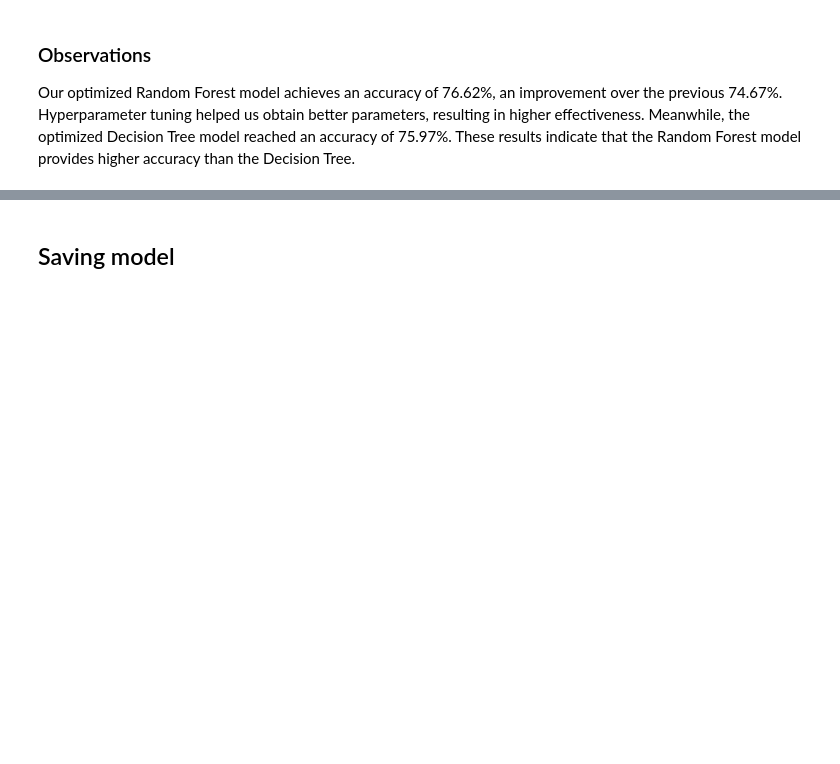
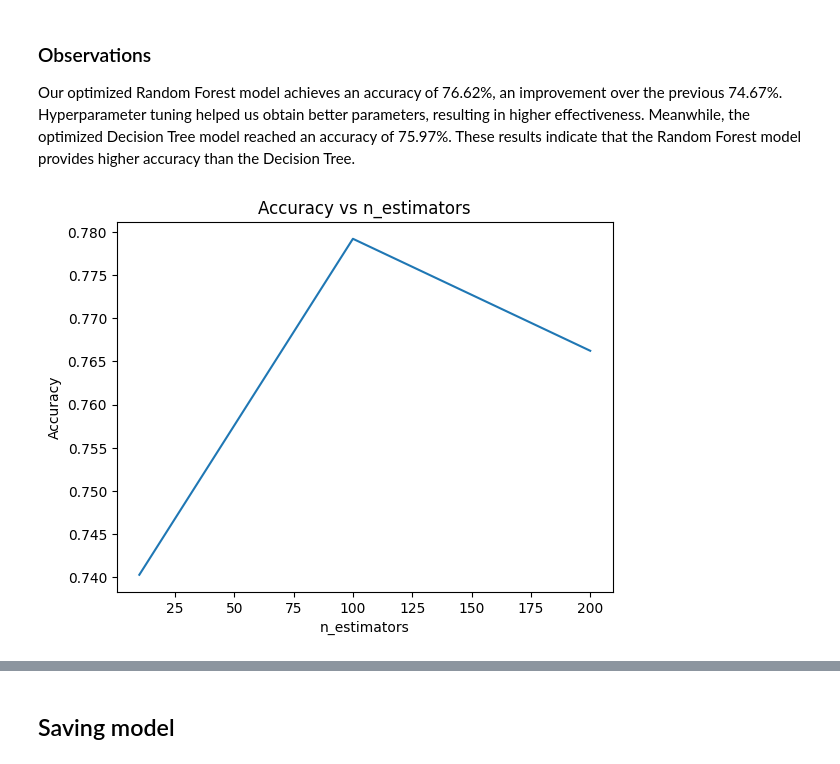
Before and after one commit to 4GeeksAcademy/josefina-aispuro-merelles-machine-learning, a Jupyter notebook: src/05-random-forest-diabetes.ipynb, the cells around one changed output, grey strips where cells are left out. Cells and saved outputs as stored; diff of their text form; code cells hidden in the pictures; blank space fills up the shorter version.

```diff
--- a/src/05-random-forest-diabetes.ipynb
+++ b/src/05-random-forest-diabetes.ipynb
@@ -135,3 +135,22 @@ test_accuracy
 # %% [markdown]
 ### Observations
 Our optimized Random Forest model achieves an accuracy of 76.62%, an improvement over the previous 74.67%. Hyperparameter tuning helped us obtain better parameters, resulting in higher effectiveness. Meanwhile, the optimized Decision Tree model reached an accuracy of 75.97%. These results indicate that the Random Forest model provides higher accuracy than the Decision Tree.
+# %%
+# Accuracy vs n_estimators
+n_estimators_list = [10, 100, 200]
+accuracies_n = []
+
+for n in n_estimators_list:
+    model = RandomForestClassifier(n_estimators=n, random_state=42)
+    model.fit(X_train, y_train)
+    y_pred = model.predict(X_test)
+    accuracies_n.append(accuracy_score(y_test, y_pred))
+
+plt.plot(n_estimators_list, accuracies_n)
+plt.title("Accuracy vs n_estimators")
+plt.xlabel("n_estimators")
+plt.ylabel("Accuracy")
+
+plt.show()
+# %% [output]
+[figure, added]
```
Also changed, not shown: parts of 1 cell of this notebook, 2 other files.
